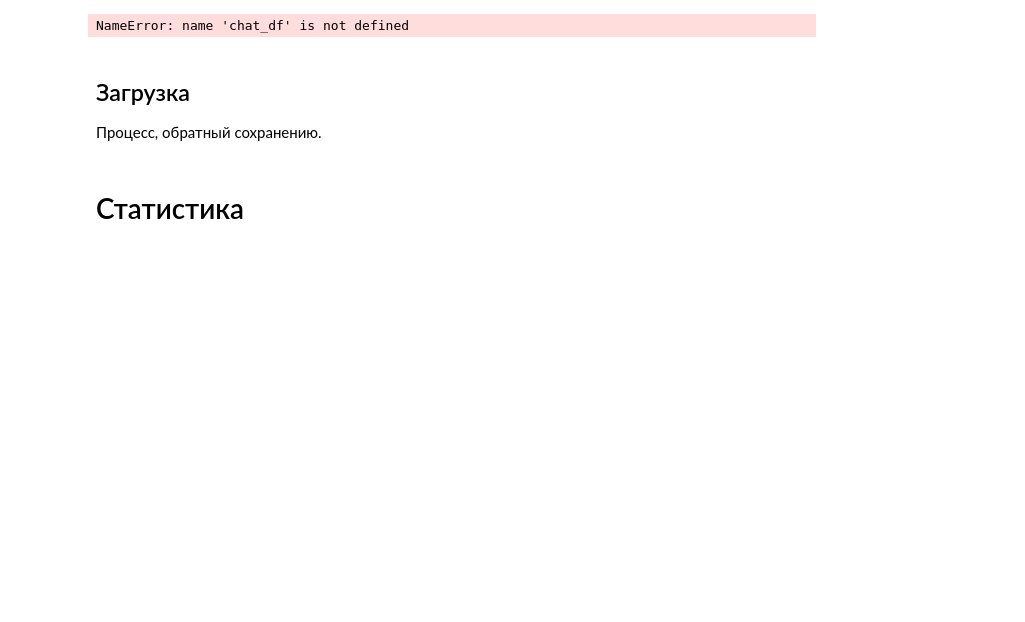
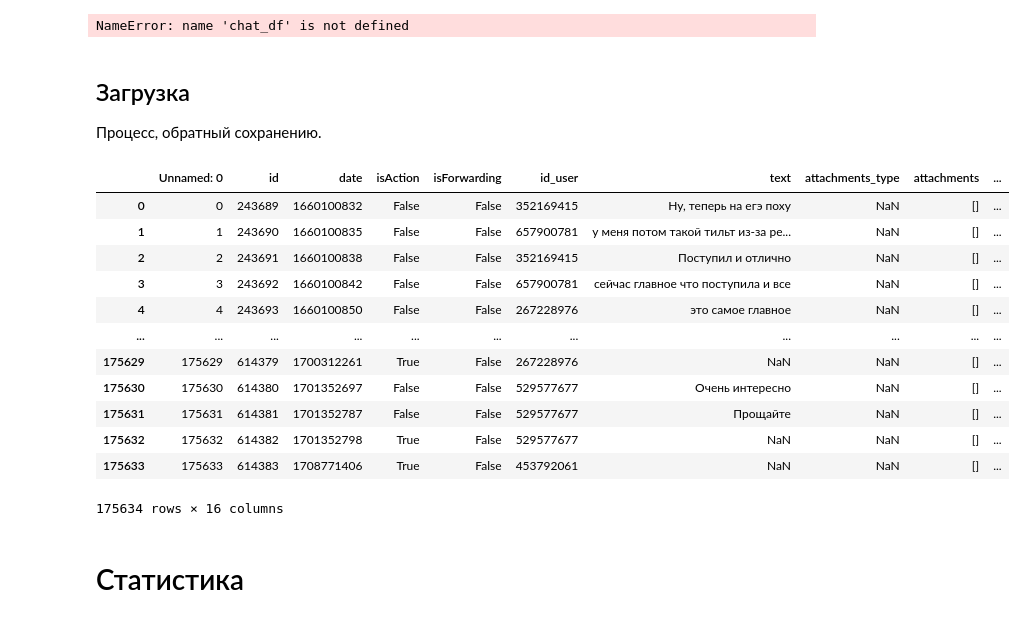
Before and after one commit to Jrol123/VK_stats, a Jupyter notebook: vk_stat.ipynb, the cells around one changed output. Saved outputs shown, nothing was run; the diff lists cells and outputs as text; code cells hidden in the pictures; blank space fills up the shorter version.

```diff
--- a/vk_stat.ipynb
+++ b/vk_stat.ipynb
@@ -361,6 +361,22 @@ NameError: name 'chat_df' is not defined
 # %%
 chat_df = pd.read_csv("content/History.csv")
 users_df = pd.read_csv("content/Users.csv")
+# %%
+chat_df
+# %% [output]
+|  | Unnamed: 0 | id | date | isAction | isForwarding | id_user | text | attachments_type | attachments | ... |
+| 0 | 0 | 243689 | 1660100832 | False | False | 352169415 | Ну, теперь на егэ поху | NaN | [] | ... |
+| 1 | 1 | 243690 | 1660100835 | False | False | 657900781 | у меня потом такой тильт из-за ре... | NaN | [] | ... |
+| 2 | 2 | 243691 | 1660100838 | False | False | 352169415 | Поступил и отлично | NaN | [] | ... |
+| 3 | 3 | 243692 | 1660100842 | False | False | 657900781 | сейчас главное что поступила и все | NaN | [] | ... |
+| 4 | 4 | 243693 | 1660100850 | False | False | 267228976 | это самое главное | NaN | [] | ... |
+| ... | ... | ... | ... | ... | ... | ... | ... | ... | ... | ... |
+| 175629 | 175629 | 614379 | 1700312261 | True | False | 267228976 | NaN | NaN | [] | ... |
+| 175630 | 175630 | 614380 | 1701352697 | False | False | 529577677 | Очень интересно | NaN | [] | ... |
+| 175631 | 175631 | 614381 | 1701352787 | False | False | 529577677 | Прощайте | NaN | [] | ... |
+| 175632 | 175632 | 614382 | 1701352798 | True | False | 529577677 | NaN | NaN | [] | ... |
+| 175633 | 175633 | 614383 | 1708771406 | True | False | 453792061 | NaN | NaN | [] | ... |
+175634 rows × 16 columns
 # %% [markdown]
 # Статистика
 # %% [markdown]
```
Also changed, not shown: parts of 5 cells of this notebook.
